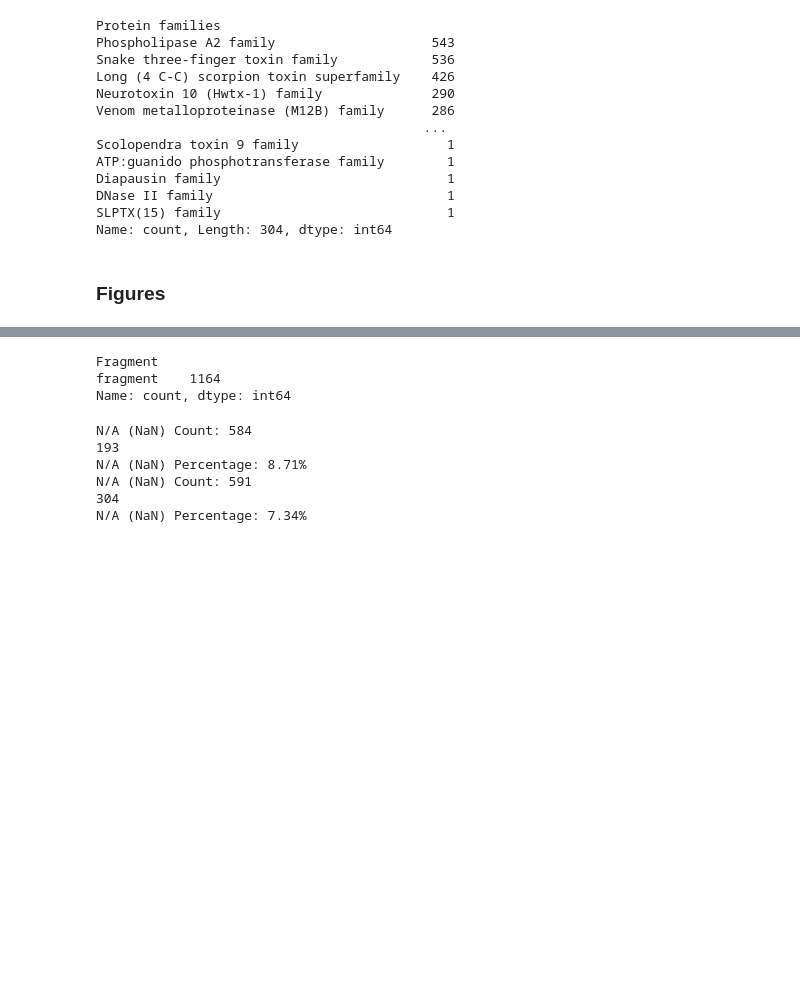
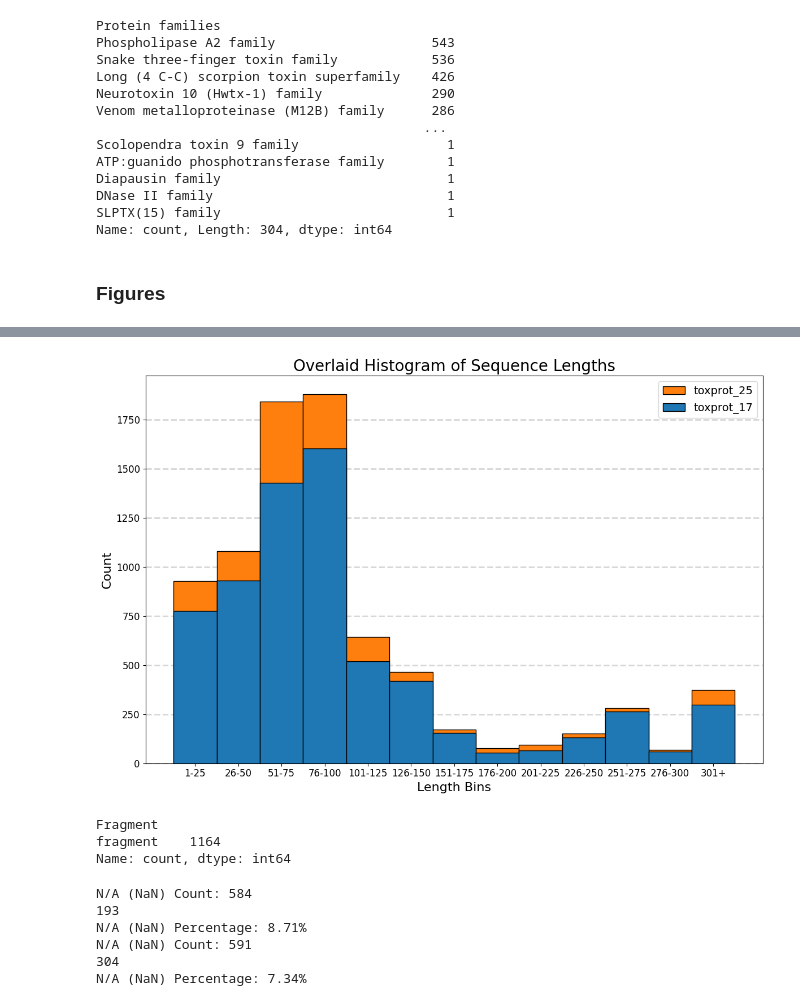
Before and after one commit to tsenoner/toxprot25, a Jupyter notebook: notebook/protfam_figures.ipynb, the cells around one changed output, grey strips where cells are left out. Saved outputs shown, nothing was run; the diff lists cells and outputs as text; code cells hidden in the pictures; blank space fills up the shorter version.

Commit message:
feat(length-dist): add bar for 276-300

```diff
--- a/notebook/protfam_figures.ipynb
+++ b/notebook/protfam_figures.ipynb
@@ -79,3 +79,86 @@ plt.close()
+# %%
+lengths_25 = toxprot_25["Length"].dropna()  # Ensure NaNs are dropped before processing
+lengths_17 = toxprot_17["Length"].dropna()  # Ensure NaNs are dropped before processing
+
+# Define bin edges for standard categories up to 300.
+# `bin_edges_up_to_300` will be [1, 26, 51, ..., 276, 301].
+# 301 is the inclusive start of the "301+" bin.
+bin_edges_up_to_300 = np.arange(1, 301 + 1, 25)
+
+# Define the complete set of bin edges for the histogram.
+# The last bin ("301+") will have a fixed width of 25 for visual consistency.
+# Its right edge will be 301 + 25 = 326.
+# So, all_hist_bins will be [1, 26, ..., 301, 326].
+last_bin_start_edge = bin_edges_up_to_300[-1]  # This is 301
+all_hist_bins = np.append(bin_edges_up_to_300, last_bin_start_edge + 25)
+
+# Process data: All lengths >= 301 should fall into the "301+" bin.
+# To achieve this with fixed-width bins in plt.hist, we map these lengths
+# to the starting value of the last bin (301). This ensures they are counted
+# in the bin [301, 326] by plt.hist.
+lengths_25_processed = lengths_25.copy()
+lengths_17_processed = lengths_17.copy()
+
+lengths_25_processed[lengths_25_processed >= last_bin_start_edge] = last_bin_start_edge
+lengths_17_processed[lengths_17_processed >= last_bin_start_edge] = last_bin_start_edge
+
+# Create labels for each bin
+# Labels for bins like "1-25", "26-50", ..., "276-300"
+bin_labels = [
+    f"{start}-{end - 1}" for start, end in zip(all_hist_bins[:-2], all_hist_bins[1:-1])
+]
+# Label for the last bin ("301+")
+bin_labels.append(f"{all_hist_bins[-2]}+")  # all_hist_bins[-2] is 301
+
+plt.figure(figsize=(12, 8))
+# Using alpha for better visibility of overlaid bars, and edgecolor for clarity
+plt.hist(
+    lengths_25_processed,  # Use processed lengths
+    bins=all_hist_bins,
+    color=plt.cm.tab10(1),
+    label="toxprot_25",
+    alpha=1,
+    edgecolor="black",
+)
+plt.hist(
+    lengths_17_processed,  # Use processed lengths
+    bins=all_hist_bins,
+    color=plt.cm.tab10(0),
+    label="toxprot_17",
+    alpha=1,
+    edgecolor="black",
+)
+
+# Define font sizes
+title_fontsize = 20
+axis_label_fontsize = 16
+tick_label_fontsize = 12
+legend_fontsize = 14
+
+plt.xlabel("Length Bins", fontsize=axis_label_fontsize)
+plt.ylabel("Count", fontsize=axis_label_fontsize)
+plt.title("Overlaid Histogram of Sequence Lengths", fontsize=title_fontsize)
+
+# Calculate tick positions as the center of each bin for accurate labeling
+tick_centers = (all_hist_bins[:-1] + all_hist_bins[1:]) / 2.0
+# Set x-axis tick labels to be straight (no rotation)
+plt.xticks(tick_centers, bin_labels, fontsize=tick_label_fontsize)
+plt.yticks(fontsize=tick_label_fontsize)
+
+# Ensure grid is drawn behind the bars
+plt.gca().set_axisbelow(True)
+
+# Add dashed transparent grid lines for the y-axis
+plt.grid(axis="y", linestyle="--", lw=2, alpha=0.5)
+
+plt.legend(fontsize=legend_fontsize)
+plt.tight_layout()  # Adjust layout to prevent labels from overlapping / being cut off
+plt.savefig("../figures/overlaid_hist.png", dpi=300)
+
+plt.show()
+plt.close()
+# %% [output]
+[figure, added]
 # %%
 toxprot_17["Fragment"].value_counts()
 # %% [output]
```
Also changed, not shown: parts of 2 cells of this notebook, 3 other files.
